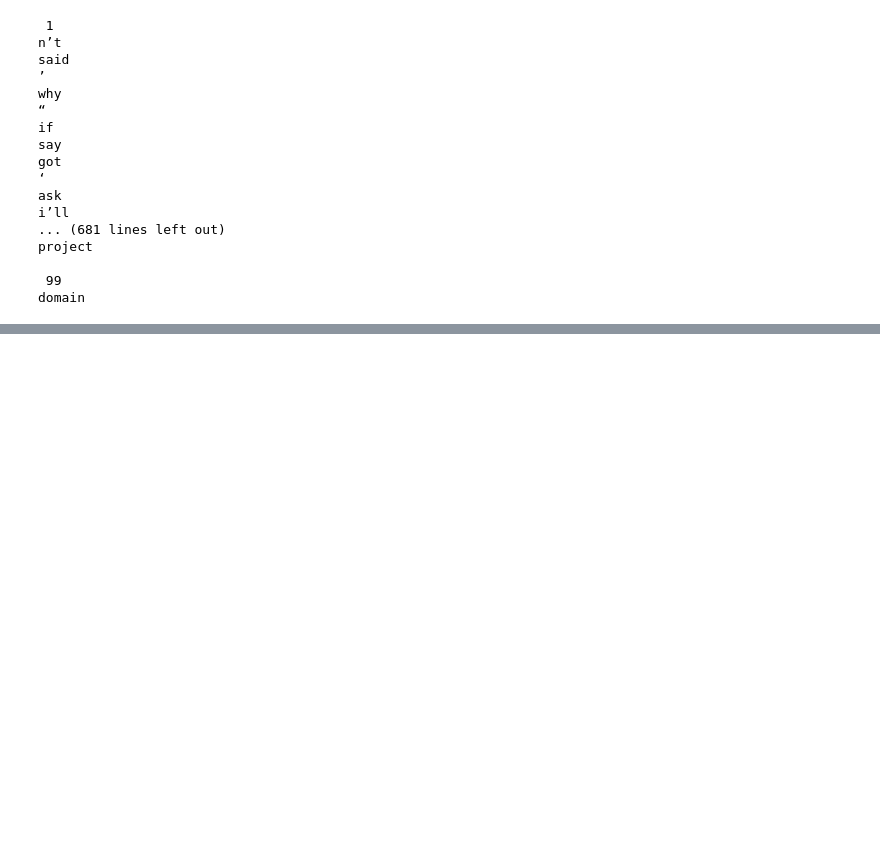
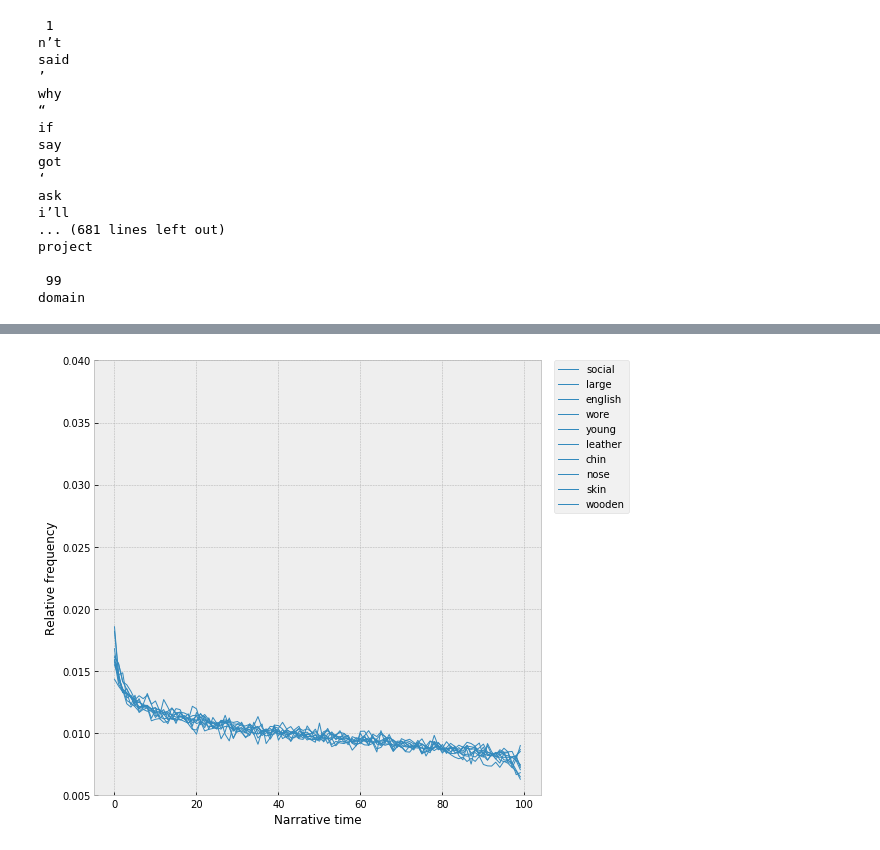
Before and after one commit to davidmcclure/lint-analysis, a Jupyter notebook: notebooks/33-cluster-auto.ipynb, the cells around one changed output, grey strips where cells are left out. Saved outputs shown, nothing was run; the diff lists cells and outputs as text; code cells hidden in the pictures; blank space fills up the shorter version.

```diff
--- a/notebooks/33-cluster-auto.ipynb
+++ b/notebooks/33-cluster-auto.ipynb
@@ -621,0 +257,4 @@ cohorts.plot_multiples()
+# %%
+cohorts.plot_cohorts([64])
+# %% [output]
+[figure, added]
```
Also changed, not shown: parts of 30 cells of this notebook, 2 other files.
